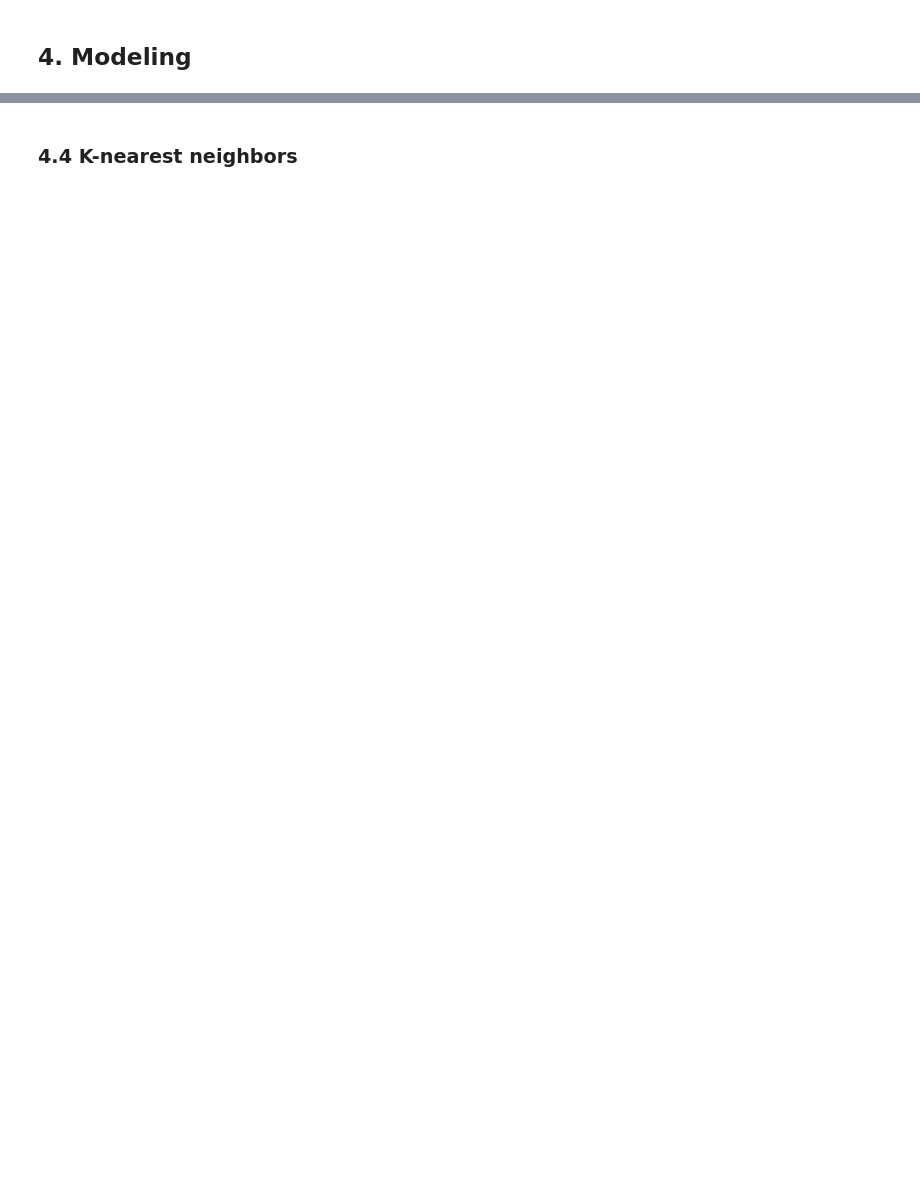
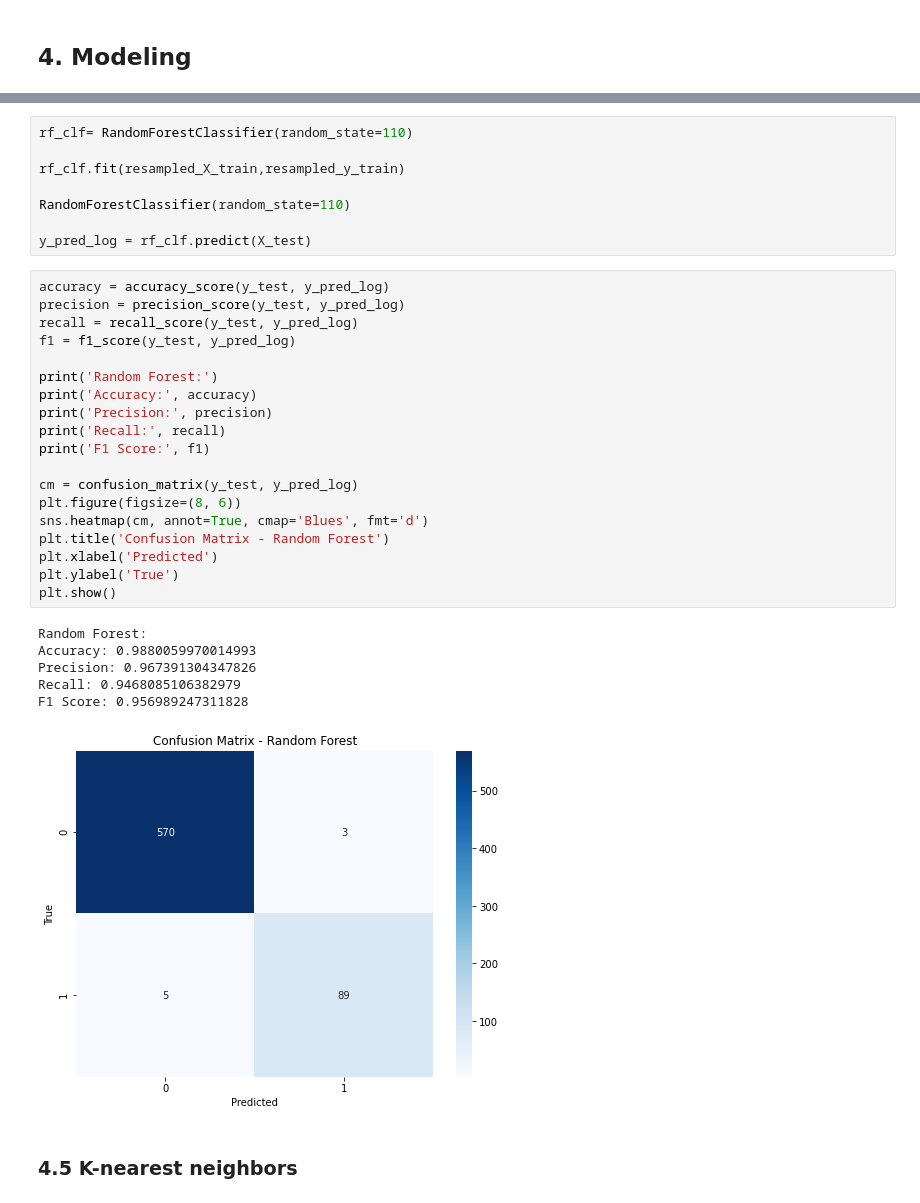
Before and after one commit to Ingavi39/Phase-3-project-, a Jupyter notebook: Phase 3 project.ipynb, the cells around one changed output, grey strips where cells are left out. Cells and saved outputs as stored; diff of their text form; blank space fills up the shorter version.

```diff
--- a/Phase 3 project.ipynb
+++ b/Phase 3 project.ipynb
@@ -361,2 +459,36 @@ df.head()
+# %%
+rf_clf= RandomForestClassifier(random_state=110)
+
+rf_clf.fit(resampled_X_train,resampled_y_train)
+
+RandomForestClassifier(random_state=110)
+
+y_pred_log = rf_clf.predict(X_test)
+# %%
+accuracy = accuracy_score(y_test, y_pred_log)
+precision = precision_score(y_test, y_pred_log)
+recall = recall_score(y_test, y_pred_log)
+f1 = f1_score(y_test, y_pred_log)
+
+print('Random Forest:')
+print('Accuracy:', accuracy)
+print('Precision:', precision)
+print('Recall:', recall)
+print('F1 Score:', f1)
+
+cm = confusion_matrix(y_test, y_pred_log)
+plt.figure(figsize=(8, 6))
+sns.heatmap(cm, annot=True, cmap='Blues', fmt='d')
+plt.title('Confusion Matrix - Random Forest')
+plt.xlabel('Predicted')
+plt.ylabel('True')
+plt.show()
+# %% [output]
+Random Forest:
+Accuracy: 0.9880059970014993
+Precision: 0.967391304347826
+Recall: 0.9468085106382979
+F1 Score: 0.956989247311828
+[figure, added]
 # %% [markdown]
-### 4.4 K-nearest neighbors
+### 4.5 K-nearest neighbors
```
Also changed, not shown: parts of 19 cells of this notebook.
